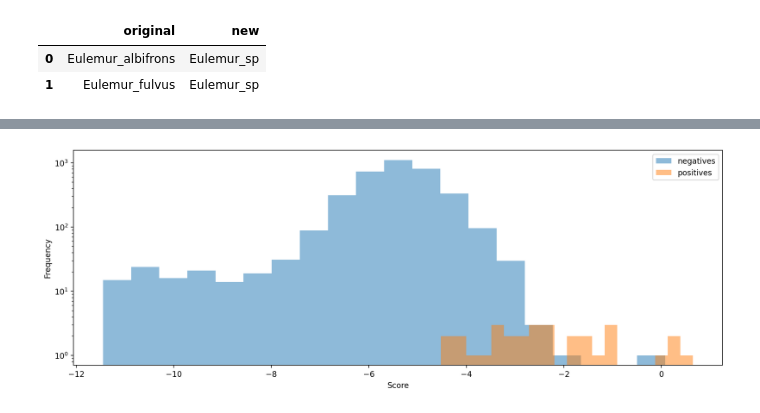
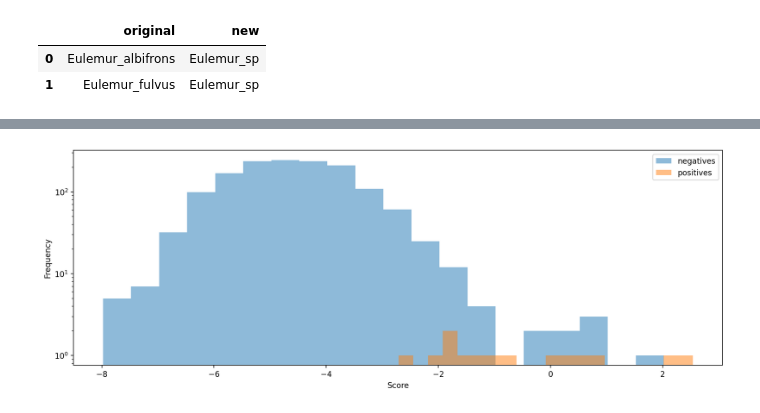
Before and after one commit to smholmes3/rewilding_madagascar, a Jupyter notebook: Shallow_classifier_perch_resample.ipynb, the cells around one changed output, grey strips where cells are left out. Saved outputs shown, nothing was run; the diff lists cells and outputs as text; code cells hidden in the pictures.

```diff
--- a/Shallow_classifier_perch_resample.ipynb
+++ b/Shallow_classifier_perch_resample.ipynb
@@ -254,17 +257,17 @@ roc_auc_score(val_labels.values,preds,average=None)
 # %%
-histspecies = 'Coua_caerulea'
+histspecies = 'Zosterops_maderaspatanus'
 # Filter
 df_Pos = preds[val_labels==True]
 df_NOT = preds[val_labels==False]
 # Plot histograms
 plt.hist(df_NOT[histspecies],bins=20,alpha=0.5,label='negatives')
 plt.hist(df_Pos[histspecies],bins=20,alpha=0.5,label='positives')
 # Add a legend and labels
 plt.legend()
 plt.xlabel('Score')
 plt.ylabel('Frequency')
 plt.semilogy()
 # Show the plot
 plt.show()
 # %% [output]
-[figure, old version]
+[figure, new version]
```
Also changed, not shown: parts of 11 cells of this notebook, 2 other files.
